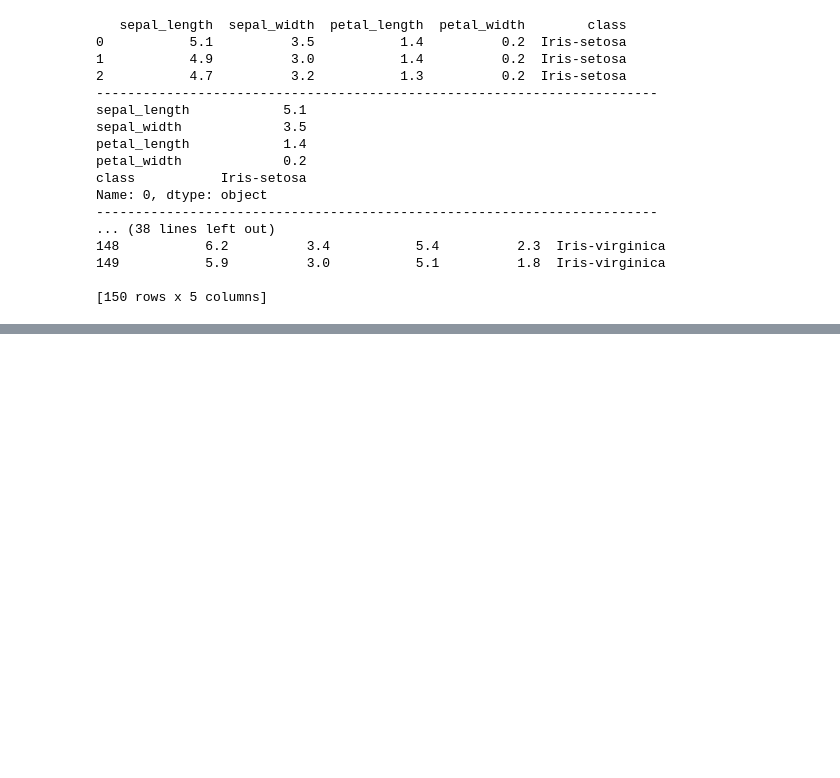
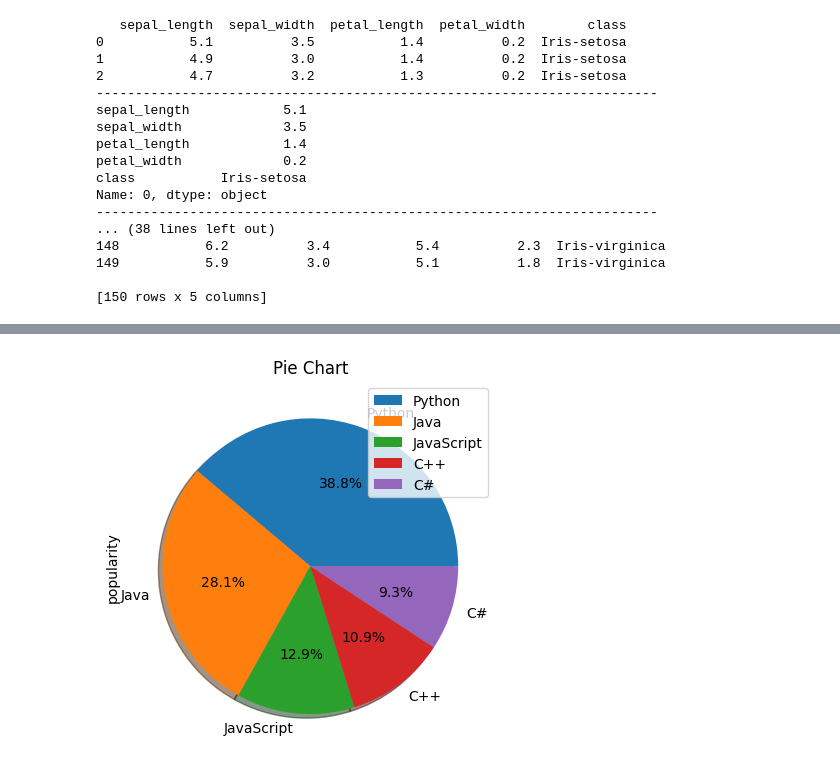
Before and after one commit to BabakDavarmanesh/Learning_Pandas, a Jupyter notebook: Learning_Pandas.ipynb, the cells around one changed output, grey strips where cells are left out. Drawn from its saved outputs; the diff is of its cells as text; code cells hidden in the pictures; blank space fills up the shorter version.

```diff
--- a/Learning_Pandas.ipynb
+++ b/Learning_Pandas.ipynb
@@ -567,0 +623,8 @@ Name: 0, dtype: object
+# %%
+data_pie = {
+    'programming_language': ['Python', 'Java', 'JavaScript', 'C++', 'C#'],
+    'popularity': [25.6, 18.5, 8.5, 7.2, 6.1]
+}
+
+df_pie = pd.DataFrame(data_pie)
+df_pie
@@ -567,0 +638,6 @@ Name: 0, dtype: object
+# %%
+df_pie.plot(kind="pie", y="popularity", labels=df_pie['programming_language'],
+            autopct='%1.1f%%', title="Pie Chart",shadow =True)
+plt.show()
+# %% [output]
+[figure, added]
```
Also changed, not shown: parts of 16 cells of this notebook.
